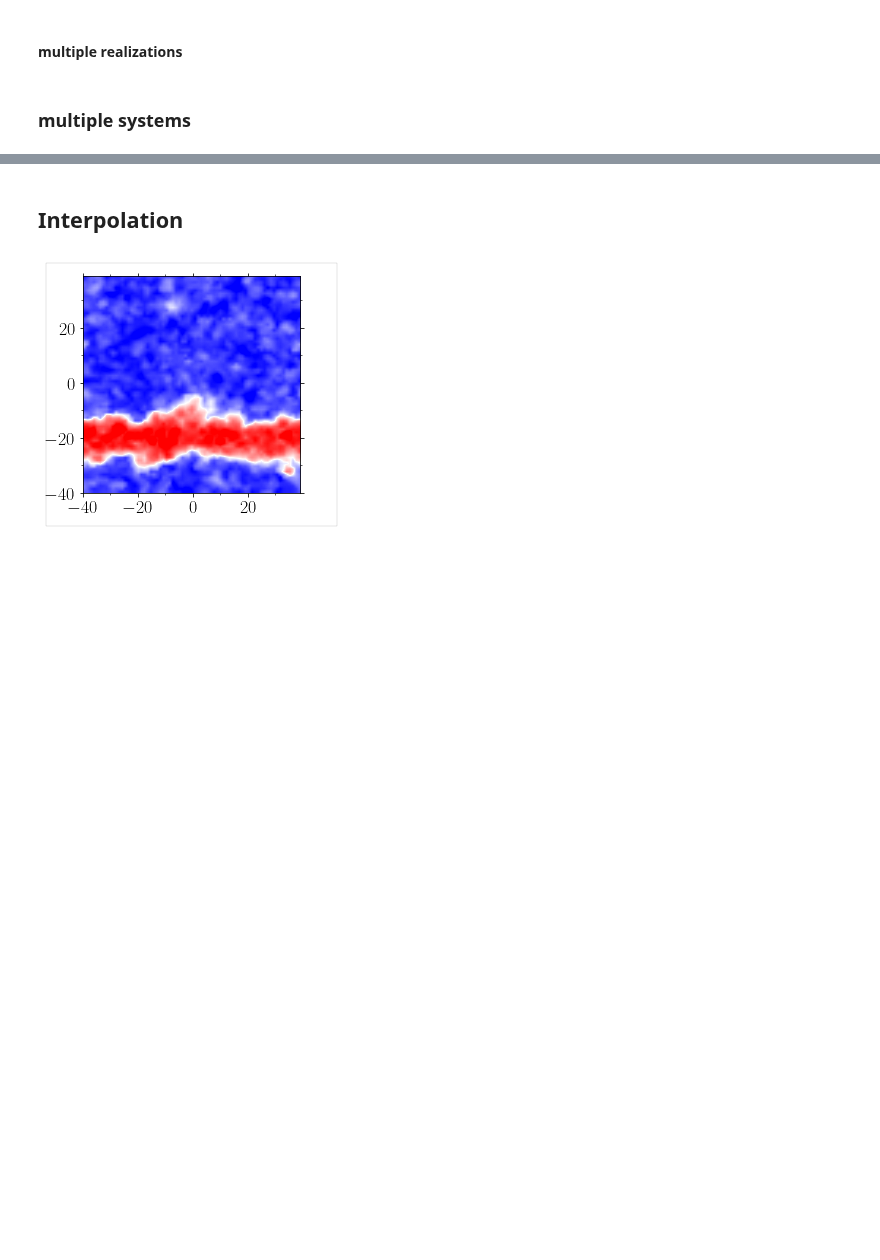
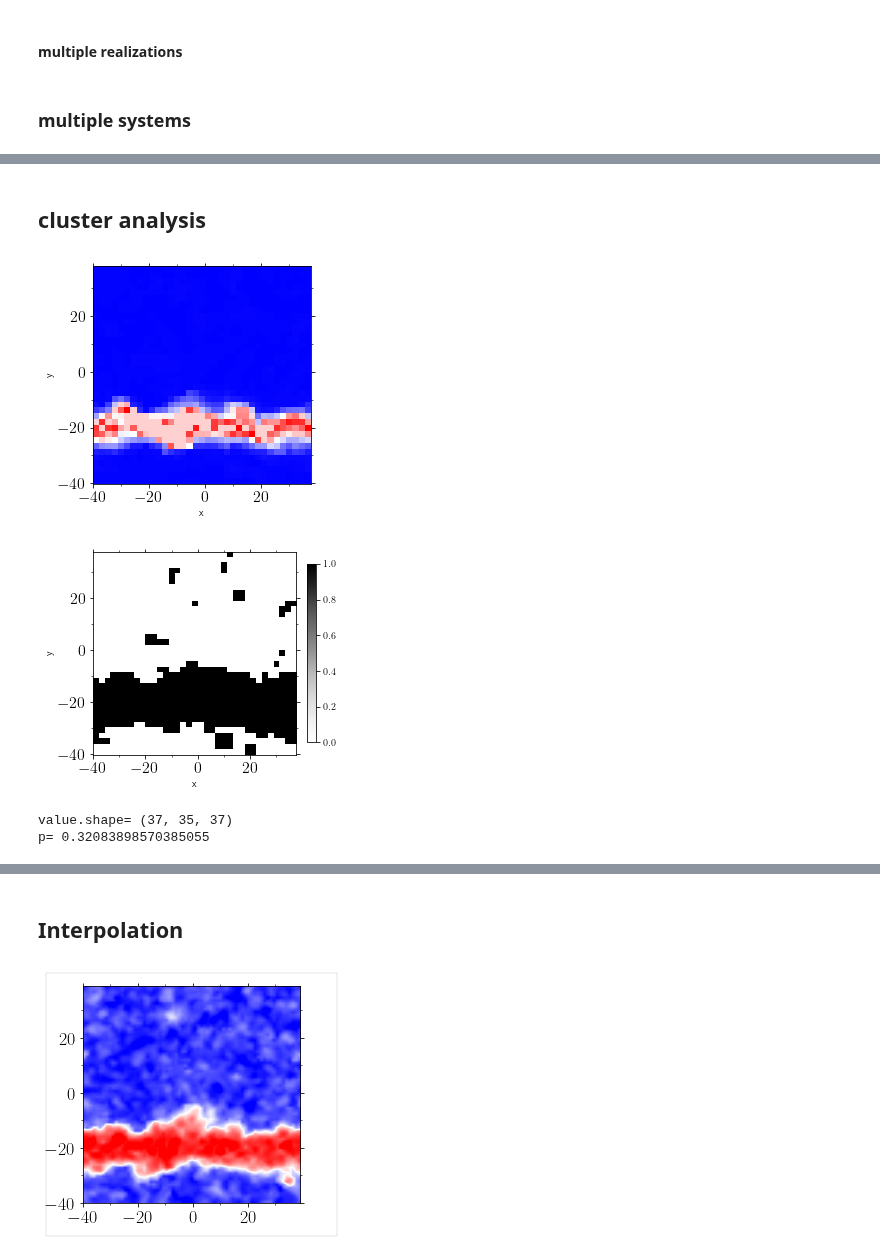
Before and after one commit to kkarimi62/glassDeformation, a Jupyter notebook: python/analyzePlasticity.ipynb, the cells around one changed output, grey strips where cells are left out. Cells and saved outputs as stored; diff of their text form; code cells hidden in the pictures; blank space fills up the shorter version.

```diff
--- a/python/analyzePlasticity.ipynb
+++ b/python/analyzePlasticity.ipynb
@@ -2134,0 +2149,55 @@ if not eval(confParser['flags']['RemoteMachine']):
+# %% [markdown]
+## cluster analysis
+# %%
+if eval(confParser['flags']['DminAnalysis']):
+    itimee0 = eval(confParser['parameters']['itime'])
+    box0 = lp.Box(BoxBounds=lmpData.BoxBounds[itimee0])
+    atomm = lp.Atoms( **lmpDmin.coord_atoms_broken[itimee0][filtr].to_dict(orient='series') )
+
+     #-----------------
+     #--- INTERPOLATE
+     #-----------------
+    (xlin, ylin, zlin), (xv, yv, zv), mu_intrp = utl.Intrp(atomm, box0, 'd2min',
+                Plot = True,
+               )
+    mu = 10**(np.log10(atomm.d2min).mean()) #(atomm.d2min).mean()
+    median = (atomm.d2min).median()
+    mu_std=(atomm.d2min).std()
+
+    value = utl.PltBinary(
+                        xlin,ylin,zlin, mu_intrp.d2min,
+                        box0,
+                        mu, #--- threshold
+                        cmap='Greys',
+                        title='ModuAnl/negative_mu.%s.png'%itimee0,
+                        zscore=False,
+                        colorbar = True,
+                        #DrawFrame=(0.21,0.06,0.15,0.06,0.1),
+                        xlabel = 'x', ylabel = 'y',
+                        labels = True,
+                     )
+    print('value.shape=',value.shape)
+
+    #---------------------
+    #--- cluster analysis
+    #---------------------
+    threshold = mu #eval(confParser['modulus analysis']['threshold'])
+#     if eval(confParser['modulus analysis']['threshold_mean']):
+#         threshold = mu
+    mask = value >  threshold #--- threshold
+    print('p=',np.sum(mask)/value.size)
+
+#    stats = Stats(mask, xlin, ylin, zlin)
+#    stats.GetSize()
+#    print(stats.stats)
+
+    #--- save
+    np.save('ModuAnl/negative_mu',mask)
+    np.savetxt('ModuAnl/xlin.txt',np.c_[xlin,],header='xlin')
+    np.savetxt('ModuAnl/ylin.txt',np.c_[ylin,],header='ylin')
+    np.savetxt('ModuAnl/zlin.txt',np.c_[zlin,],header='zlin')
+# %% [output]
+[figure, added]
+[figure, added]
+value.shape= (37, 35, 37)
+p= 0.32083898570385055
```
Also changed, not shown: parts of 4 cells of this notebook, 3 other files.
